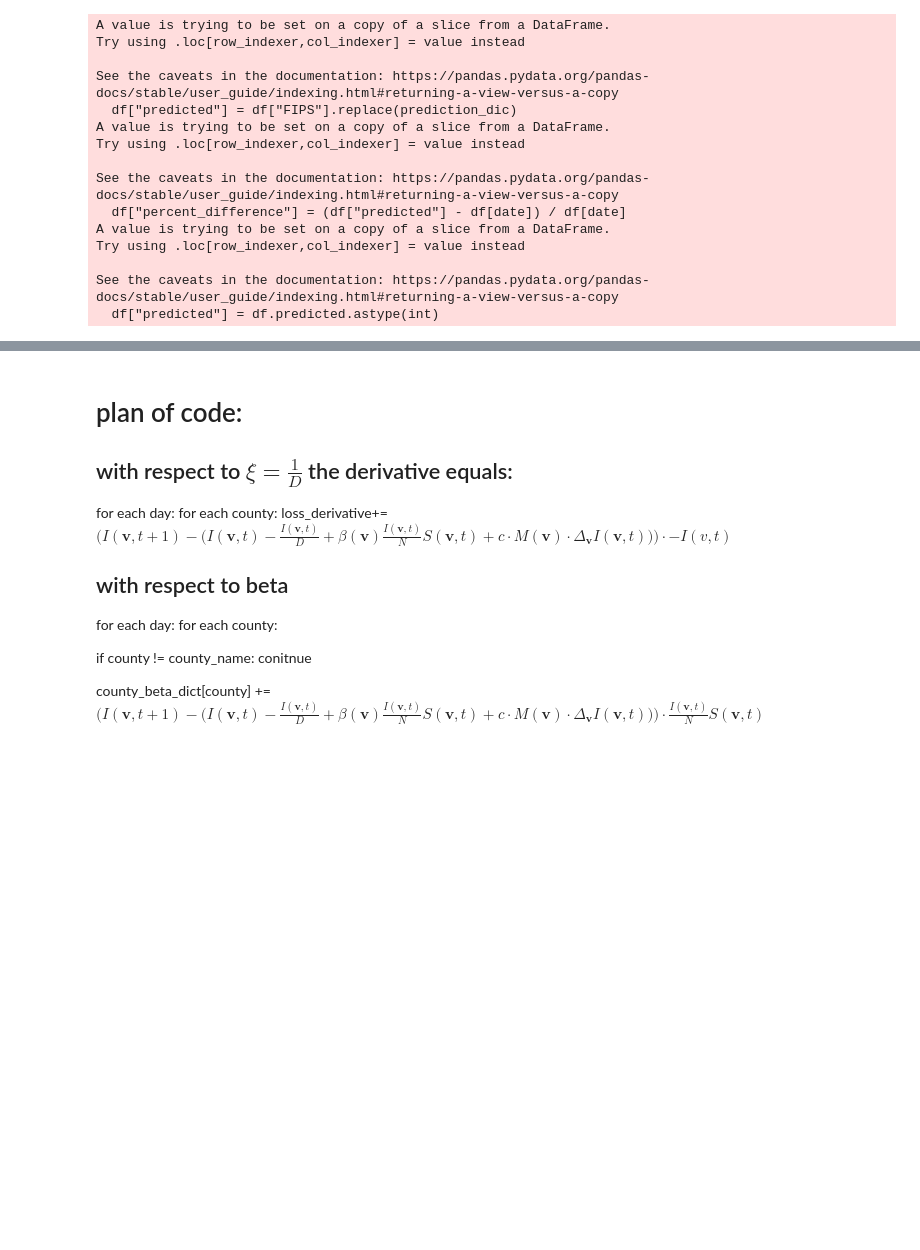
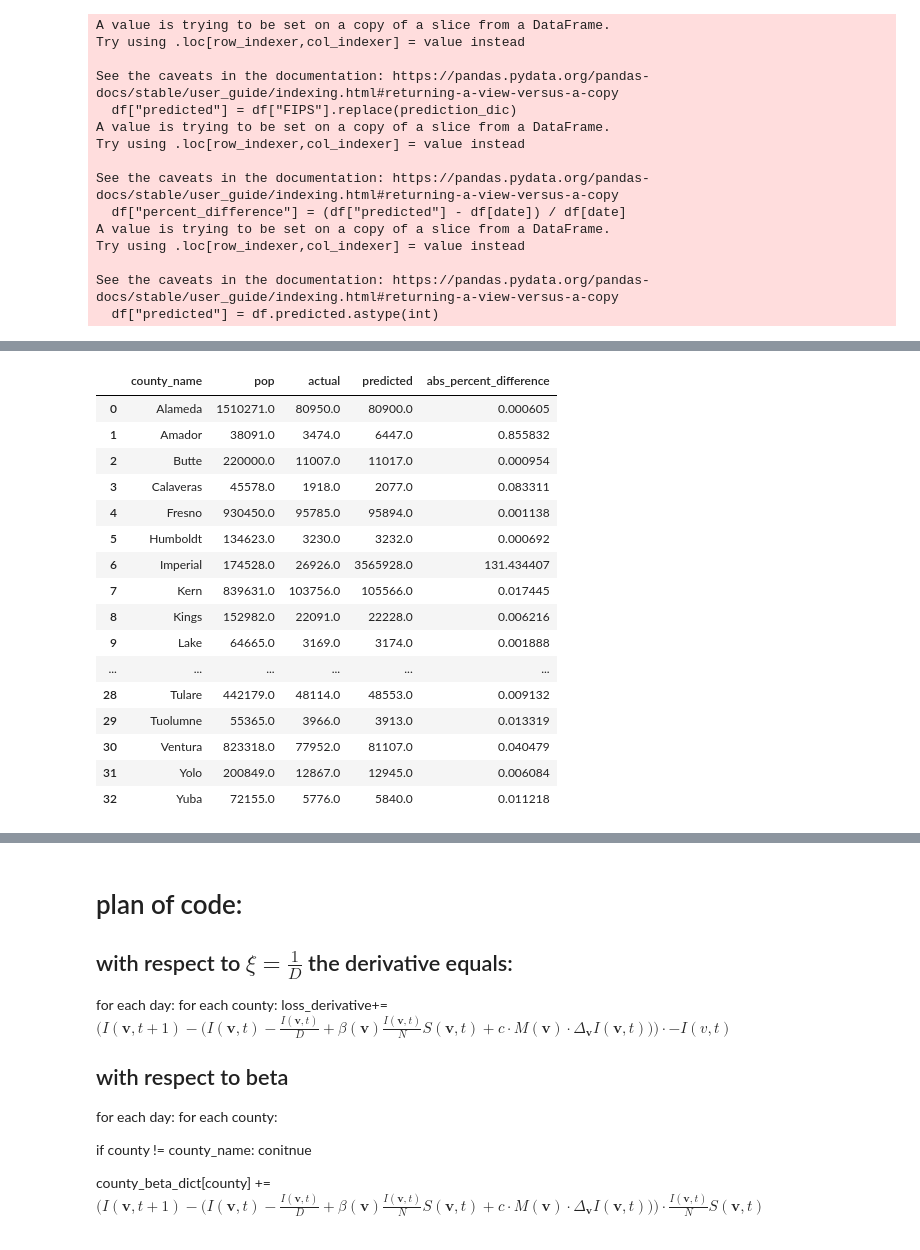
Before and after one commit to wendyw1999/epidemiology_capstone_project, a Jupyter notebook: notebooks/Stimulation.ipynb, the cells around one changed output, grey strips where cells are left out. Cells and saved outputs as stored; diff of their text form; code cells hidden in the pictures; blank space fills up the shorter version.

```diff
--- a/notebooks/Stimulation.ipynb
+++ b/notebooks/Stimulation.ipynb
@@ -449,0 +637,22 @@ pred_info.to_csv('pred_info_3_2.csv')
+# %%
+bigger_counties['abs_percent_difference'] = abs(bigger_counties['percent_difference'])
+bigger_counties  = bigger_counties.drop(columns = ['percent_difference'])
+bigger_counties
+# %% [output]
+|  | county_name | pop | actual | predicted | abs_percent_difference |
+| 0 | Alameda | 1510271.0 | 80950.0 | 80900.0 | 0.000605 |
+| 1 | Amador | 38091.0 | 3474.0 | 6447.0 | 0.855832 |
+| 2 | Butte | 220000.0 | 11007.0 | 11017.0 | 0.000954 |
+| 3 | Calaveras | 45578.0 | 1918.0 | 2077.0 | 0.083311 |
+| 4 | Fresno | 930450.0 | 95785.0 | 95894.0 | 0.001138 |
+| 5 | Humboldt | 134623.0 | 3230.0 | 3232.0 | 0.000692 |
+| 6 | Imperial | 174528.0 | 26926.0 | 3565928.0 | 131.434407 |
+| 7 | Kern | 839631.0 | 103756.0 | 105566.0 | 0.017445 |
+| 8 | Kings | 152982.0 | 22091.0 | 22228.0 | 0.006216 |
+| 9 | Lake | 64665.0 | 3169.0 | 3174.0 | 0.001888 |
+| ... | ... | ... | ... | ... | ... |
+| 28 | Tulare | 442179.0 | 48114.0 | 48553.0 | 0.009132 |
+| 29 | Tuolumne | 55365.0 | 3966.0 | 3913.0 | 0.013319 |
+| 30 | Ventura | 823318.0 | 77952.0 | 81107.0 | 0.040479 |
+| 31 | Yolo | 200849.0 | 12867.0 | 12945.0 | 0.006084 |
+| 32 | Yuba | 72155.0 | 5776.0 | 5840.0 | 0.011218 |
```
Also changed, not shown: parts of 26 cells of this notebook, 7 other files.
